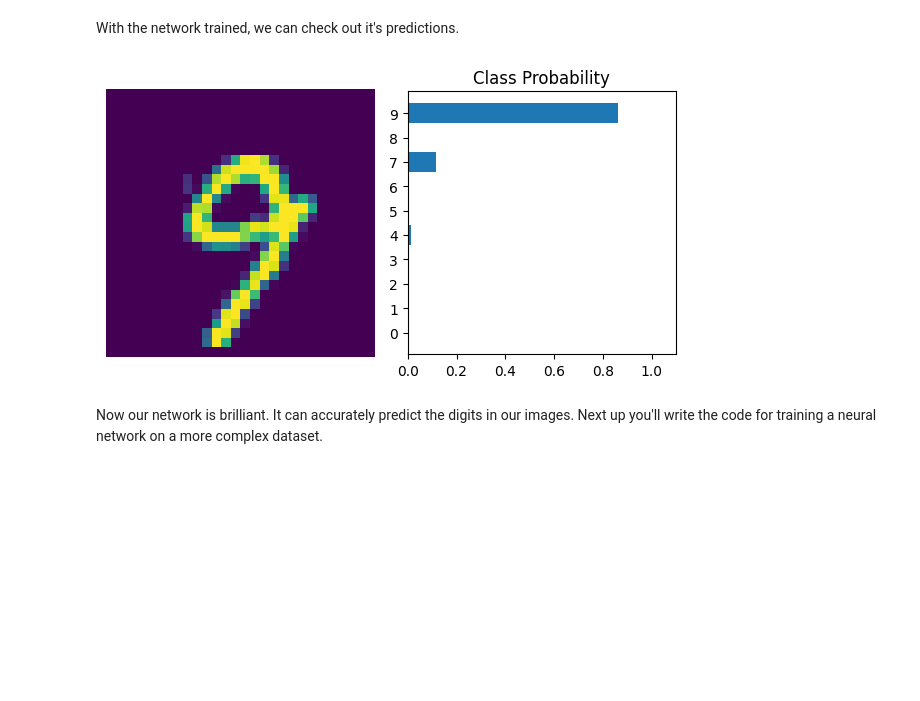
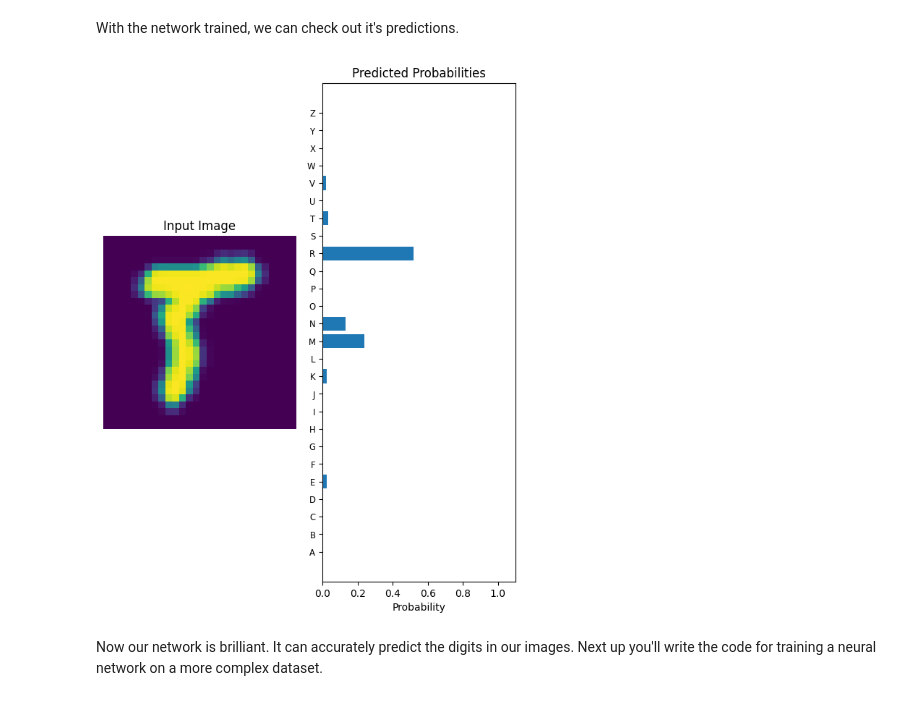
Before and after one commit to hiderbrandon/SimulationProject, a Jupyter notebook: Part3.ipynb, the cells around one changed output. Saved outputs shown, nothing was run; the diff lists cells and outputs as text; code cells hidden in the pictures; blank space fills up the shorter version.

Commit message:
changed to handle hadwritten letters and added some new features on helper.py

```diff
--- a/Part3.ipynb
+++ b/Part3.ipynb
@@ -81,15 +70,18 @@ opener = urllib.request.build_opener()
 opener.addheaders = [('User-agent', 'Mozilla/5.0')]
 urllib.request.install_opener(opener)
 # %%
+from torchvision import datasets, transforms
 import torch
-from torch import nn
-import torch.nn.functional as F
-from torchvision import datasets, transforms
 
 # Define a transform to normalize the data
-transform = transforms.Compose([transforms.ToTensor(),
-                                transforms.Normalize((0.5,), (0.5,)),
-                              ])
-# Download and load the training data
-trainset = datasets.MNIST('~/.pytorch/MNIST_data/', download=True, train=True, transform=transform)
+transform = transforms.Compose([
+    transforms.ToTensor(),
+    transforms.Normalize((0.5,), (0.5,)),  # Normalización a rango [-1, 1]
+])
+
+# Descargar y cargar el conjunto de entrenamiento EMNIST (split='letters')
+trainset = datasets.EMNIST(root='~/.pytorch/EMNIST_data/', split='letters', download=True, train=True, transform=transform)
 trainloader = torch.utils.data.DataLoader(trainset, batch_size=64, shuffle=True)
+
+# Verificar la configuración
+print(f"Dataset EMNIST cargado con {len(trainset)} muestras de entrenamiento.")
@@ -336,7 +377,7 @@ model = nn.Sequential(nn.Linear(784, 128),
                       nn.ReLU(),
                       nn.Linear(128, 64),
                       nn.ReLU(),
-                      nn.Linear(64, 10),
+                      nn.Linear(64, 26),
                       nn.LogSoftmax(dim=1))
 
 criterion = nn.NLLLoss()
@@ -354,7 +395,7 @@ for e in range(epochs):
         optimizer.zero_grad()
         #Forward pass, then backward pass, then update weights
         output = model(images)
-        loss = criterion(output, labels)
+        loss = criterion(output, labels -1 )
         loss.backward()
         optimizer.step()
 
@@ -373,19 +414,19 @@ With the network trained, we can check out it's predictions.
 # %%
 %matplotlib inline
 import helper
 
 dataiter = iter(trainloader)
 images, labels = next(dataiter)
 
 img = images[0].view(1, 784)
 # Turn off gradients to speed up this part
 with torch.no_grad():
     logps = model(img)
 
 # Output of the network are log-probabilities, need to take exponential for probabilities
 ps = torch.exp(logps)
-helper.view_classify(img.view(1, 28, 28), ps)
+helper.view_classify_letters(img.view(1, 28, 28), ps ,version="Custom")
 # %% [output]
-[figure, old version]
+[figure, new version]
 # %% [markdown]
 Now our network is brilliant. It can accurately predict the digits in our images. Next up you'll write the code for training a neural network on a more complex dataset.
```
Also changed, not shown: parts of 16 cells of this notebook.
